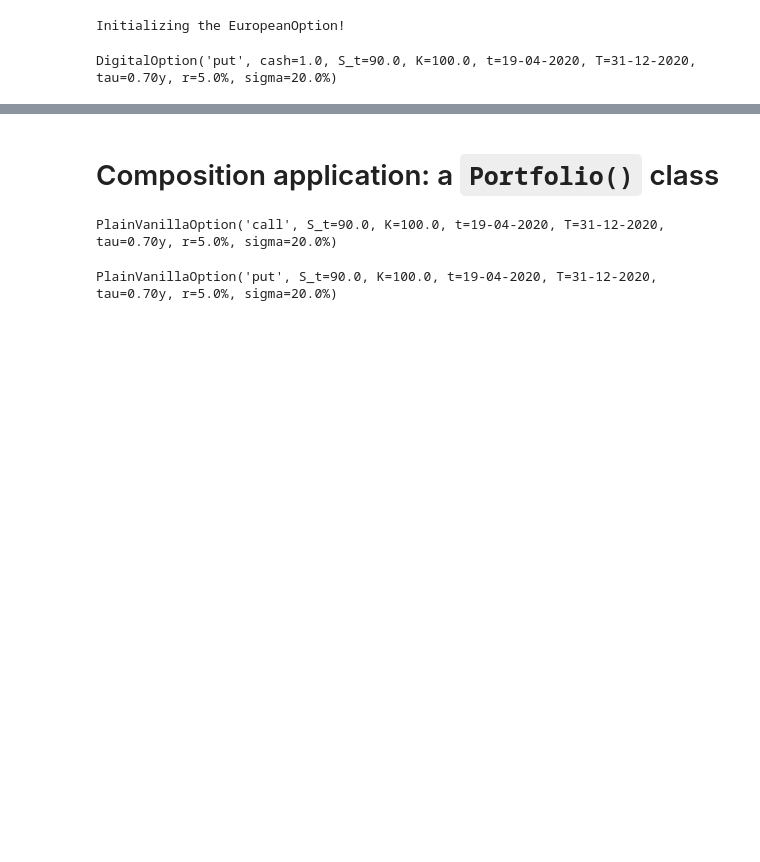
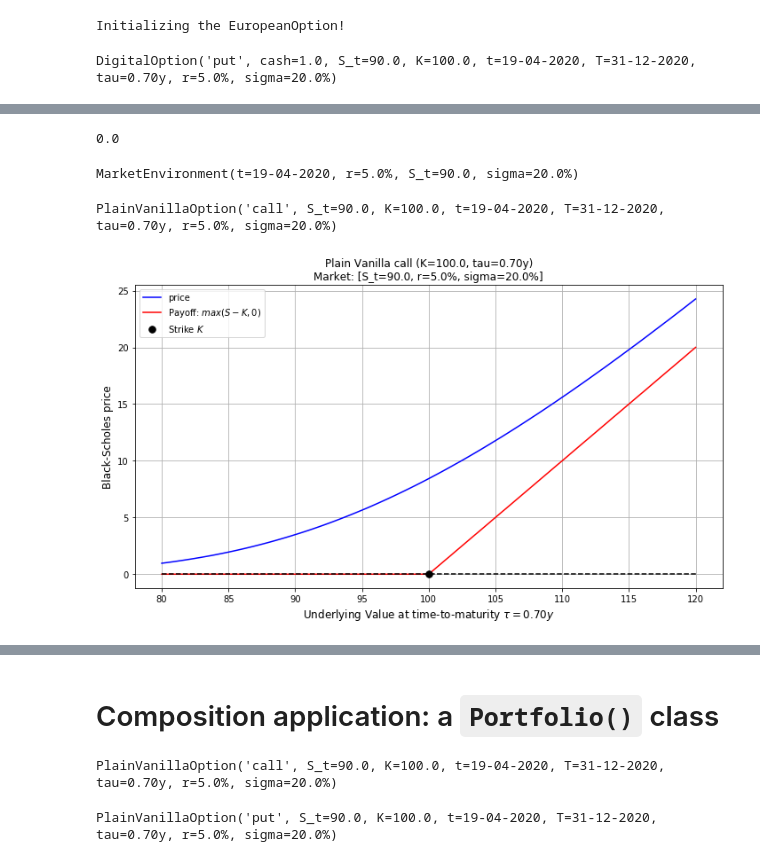
Before and after one commit to gabrielepompa88/IT-For-Business-And-Finance-2019-20, a Jupyter notebook: Notebooks/Derivatives_Analytics___Introduction_to_OOP.ipynb, the cells around one changed output, grey strips where cells are left out. Drawn from its saved outputs; the diff is of its cells as text; code cells hidden in the pictures; blank space fills up the shorter version.

```diff
--- a/Notebooks/Derivatives_Analytics___Introduction_to_OOP.ipynb
+++ b/Notebooks/Derivatives_Analytics___Introduction_to_OOP.ipynb
@@ -3086,7 +3086,7 @@ class PlainVanillaOption(EuropeanOption):
 
         # info strings
         self.__info = r"Plain Vanilla {} (K={:.1f}, tau={:.2f}y)".format(self.get_type(), self.get_K(), self.get_tau())
-        self.__mkt_info = r"[r={:.1f}%, sigma={:.1f}%]".format(self.get_r()*100, self.get_sigma()*100)
+        self.__mkt_info = r"[S_t={:.1f}, r={:.1f}%, sigma={:.1f}%]".format(self.get_S(), self.get_r()*100, self.get_sigma()*100)
 
         # informations dictionary
         self.__docstring_dict = {
@@ -3807,7 +3807,7 @@ class Plotter():
         ax.plot(S, self.fin_inst.payoff(S), 'r-',  lw=1.5, label=self.fin_inst.get_docstring('payoff'))
 
         # plot a dot to highlight the strike position
-        ax.plot(K, 0, 'k.', ms=15, label="Strike $K$")
+        ax.plot(self.fin_inst.get_K(), 0, 'k.', ms=15, label="Strike $K$")
 
         # set axis labels
         ax.set_xlabel('Underlying $S_t$', fontsize=12)
@@ -3835,7 +3835,7 @@ class Plotter():
         # define the figure
         fig, ax = plt.subplots(figsize=(10,6))
 
-        # plot the price for different underlying values, one line for each different time to maturity tau
+        # plot the price for different underlying values
         ax.plot(S, self.fin_inst.price(S, tau), 'b-', lw=1.5, label=r"Price")
 
         if plot_limits==True:
@@ -3921,0 +4532,3 @@ option_plotter.plot()
+# %%
+Vanilla_Call = PlainVanillaOption(market_env)
+Vanilla_Call
@@ -3921,0 +4572,4 @@ option_plotter.plot()
+# %%
+getattr(Vanilla_Call, 'PnL')()
+# %% [output]
+0.0
@@ -3921,0 +4731,14 @@ option_plotter.plot()
+# %%
+market_env
+# %% [output]
+MarketEnvironment(t=19-04-2020, r=5.0%, S_t=90.0, sigma=20.0%)
+# %%
+Vanilla_Call
+# %% [output]
+PlainVanillaOption('call', S_t=90.0, K=100.0, t=19-04-2020, T=31-12-2020, tau=0.70y, r=5.0%, sigma=20.0%)
+# %%
+option_plotter = Plotter(Vanilla_Call)
+# %%
+option_plotter.plot()
+# %% [output]
+[figure, added]
```
Also changed, not shown: parts of 40 cells of this notebook.
